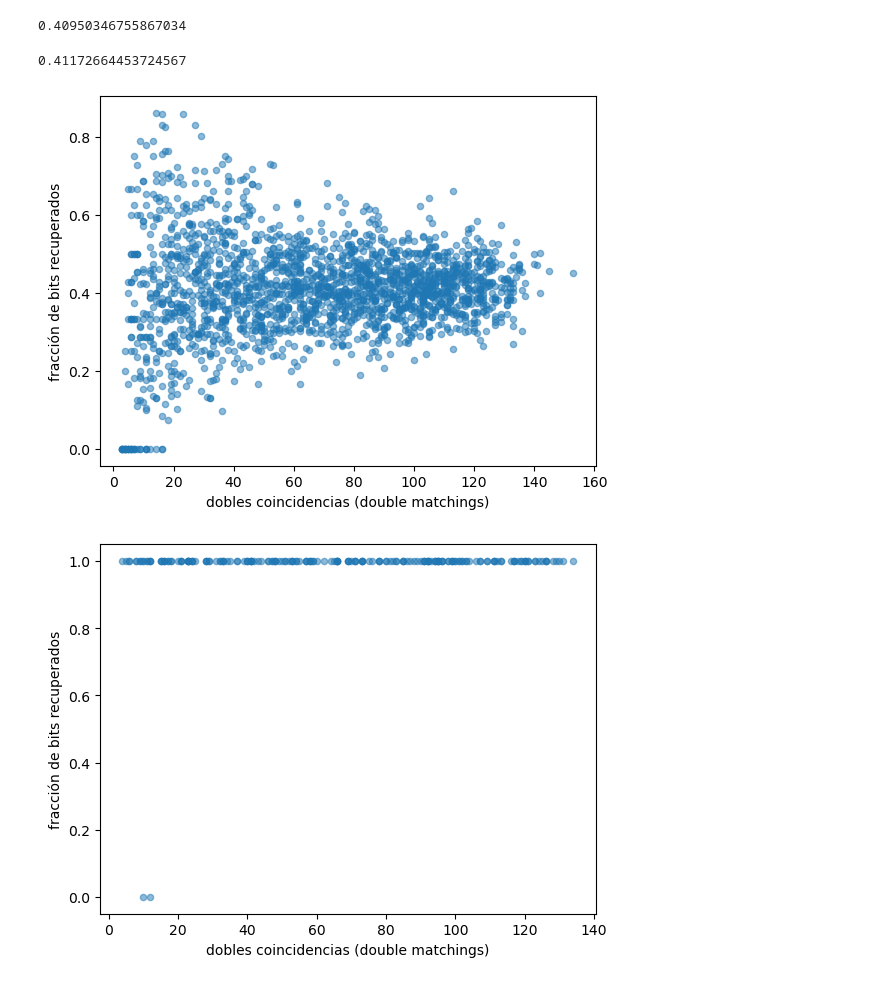
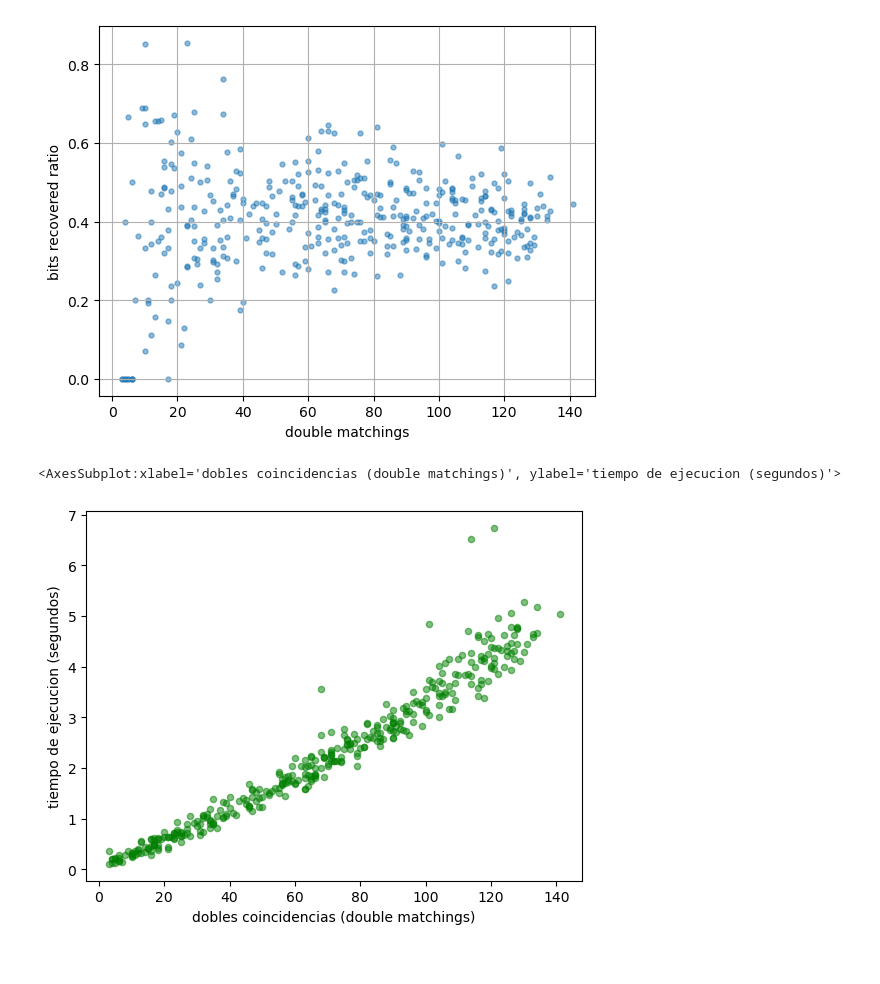
Before and after one commit to D-Cryp7/FramesQKD, a Jupyter notebook: LL20/plots.ipynb, the cells around one changed output. Saved outputs shown, nothing was run; the diff lists cells and outputs as text; code cells hidden in the pictures.

Commit message:
Add final results

```diff
--- a/LL20/plots.ipynb
+++ b/LL20/plots.ipynb
@@ -1,18 +1,10 @@
 # %%
 import matplotlib.pyplot as plt
 import pandas as pd
-# %%
-df["%"].mean()
-# %% [output]
-0.40950346755867034
-# %%
-df["%"].mean()
-# %% [output]
-0.41172664453724567
 # %%
-df = pd.read_csv("results_error_free.csv")
-df.plot.scatter(x = "double_matchings", y = "%", xlabel = "dobles coincidencias (double matchings)", ylabel = "fracción de bits recuperados", alpha = 0.5)
+df = pd.read_csv("results_error_free_with_time.csv")[:1000]
+df.plot.scatter(x = "double_matchings", y = "%", xlabel = "double matchings", ylabel = "bits recovered ratio", alpha = 0.5, grid = True, marker = ".", s = 50)
 
-plt.savefig('LL20_results_error_free.svg', format = "svg")
+plt.savefig('figures/LL20_results_error_free.svg', format = "svg")
 # %% [output]
-[figure, old version]
+[figure, new version]
@@ -19,7 +16,6 @@ plt.savefig('LL20_results_error_free.svg', format = "svg")
 # %%
-df = pd.read_csv("results_error.csv")
-df.plot.scatter(x = "double_matchings", y = "%", xlabel = "dobles coincidencias (double matchings)", ylabel = "fracción de bits recuperados", alpha = 0.5)
-
-plt.savefig('LL20_results_error.svg', format = "svg")
+df = pd.read_csv("results_error_free_with_time.csv")
+df.plot.scatter(x = "double_matchings", y = "time", xlabel = "dobles coincidencias (double matchings)", ylabel = "tiempo de ejecucion (segundos)", alpha = 0.5, color = "green")
 # %% [output]
+<AxesSubplot:xlabel='dobles coincidencias (double matchings)', ylabel='tiempo de ejecucion (segundos)'>
-[figure, old version]
+[figure, new version]
```
Also changed, not shown: parts of 1 cell of this notebook, 18 other files.
